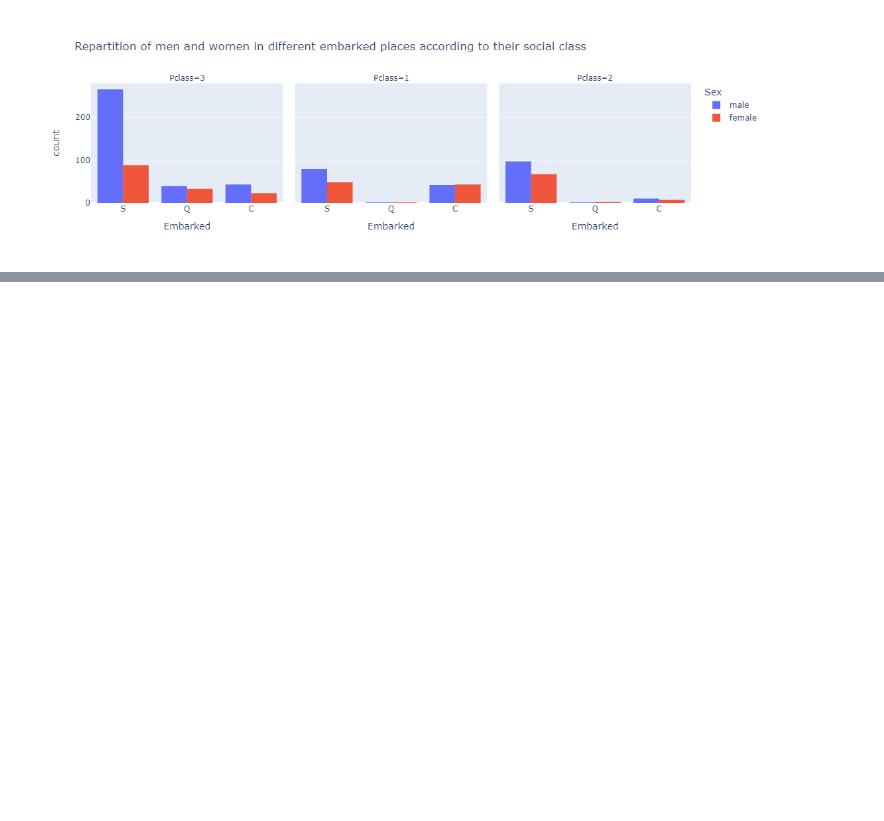
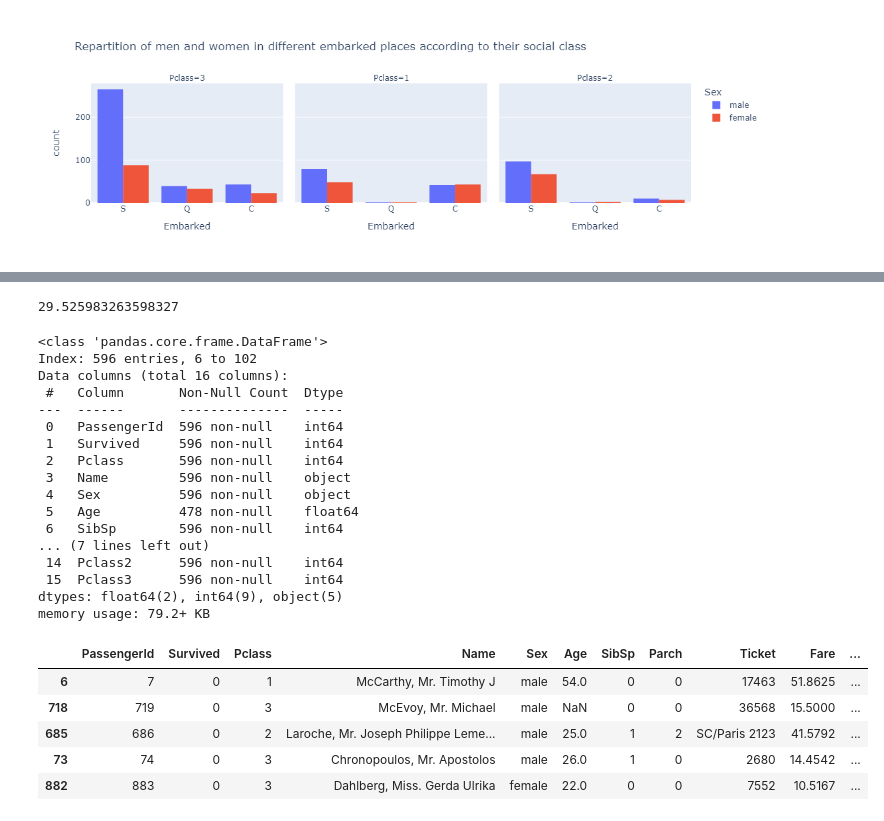
Before and after one commit to chloea31/machine_learning, a Jupyter notebook: notebooks/titanic.ipynb, the cells around one changed output, grey strips where cells are left out. Drawn from its saved outputs; the diff is of its cells as text; code cells hidden in the pictures; blank space fills up the shorter version.

Commit message:
add notebook with mean of Age column

```diff
--- a/notebooks/titanic.ipynb
+++ b/notebooks/titanic.ipynb
@@ -136,0 +271,32 @@ X_train["Age"].unique()
+# %%
+X_train["Age"].mean()
+# %% [output]
+29.525983263598327
+# %%
+X_train["Age"].fillna(X_train["Age"].mean())
+X_train.info()
+X_train.head()
+# %% [output]
+<class 'pandas.core.frame.DataFrame'>
+Index: 596 entries, 6 to 102
+Data columns (total 16 columns):
+ #   Column       Non-Null Count  Dtype
+---  ------       --------------  -----
+ 0   PassengerId  596 non-null    int64
+ 1   Survived     596 non-null    int64
+ 2   Pclass       596 non-null    int64
+ 3   Name         596 non-null    object
+ 4   Sex          596 non-null    object
+ 5   Age          478 non-null    float64
+ 6   SibSp        596 non-null    int64
+... (7 lines left out)
+ 14  Pclass2      596 non-null    int64
+ 15  Pclass3      596 non-null    int64
+dtypes: float64(2), int64(9), object(5)
+memory usage: 79.2+ KB
+|  | PassengerId | Survived | Pclass | Name | Sex | Age | SibSp | Parch | Ticket | Fare | ... |
+| 6 | 7 | 0 | 1 | McCarthy, Mr. Timothy J | male | 54.0 | 0 | 0 | 17463 | 51.8625 | ... |
+| 718 | 719 | 0 | 3 | McEvoy, Mr. Michael | male | NaN | 0 | 0 | 36568 | 15.5000 | ... |
+| 685 | 686 | 0 | 2 | Laroche, Mr. Joseph Philippe Leme... | male | 25.0 | 1 | 2 | SC/Paris 2123 | 41.5792 | ... |
+| 73 | 74 | 0 | 3 | Chronopoulos, Mr. Apostolos | male | 26.0 | 1 | 0 | 2680 | 14.4542 | ... |
+| 882 | 883 | 0 | 3 | Dahlberg, Miss. Gerda Ulrika | female | 22.0 | 0 | 0 | 7552 | 10.5167 | ... |
```
Also changed, not shown: parts of 7 cells of this notebook.
